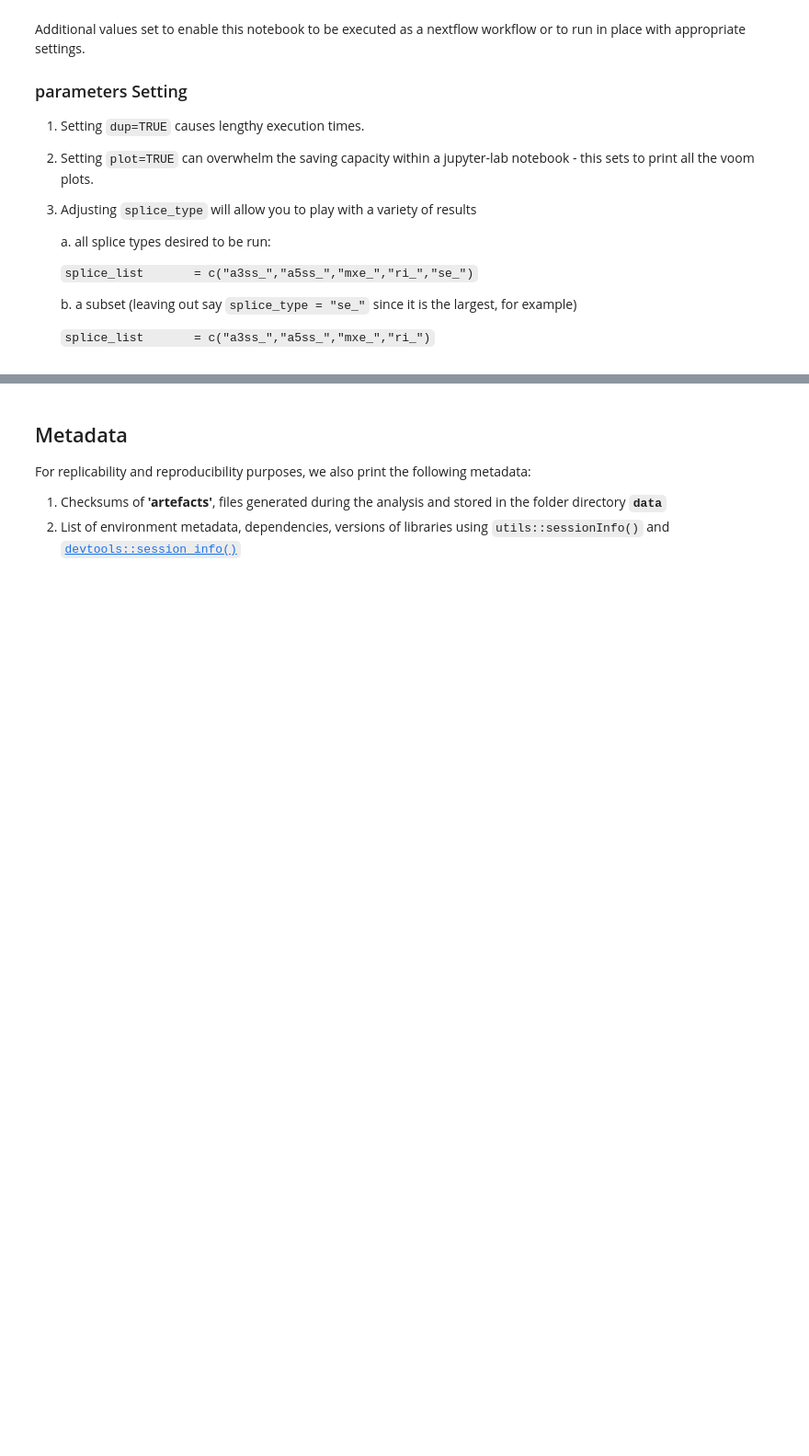
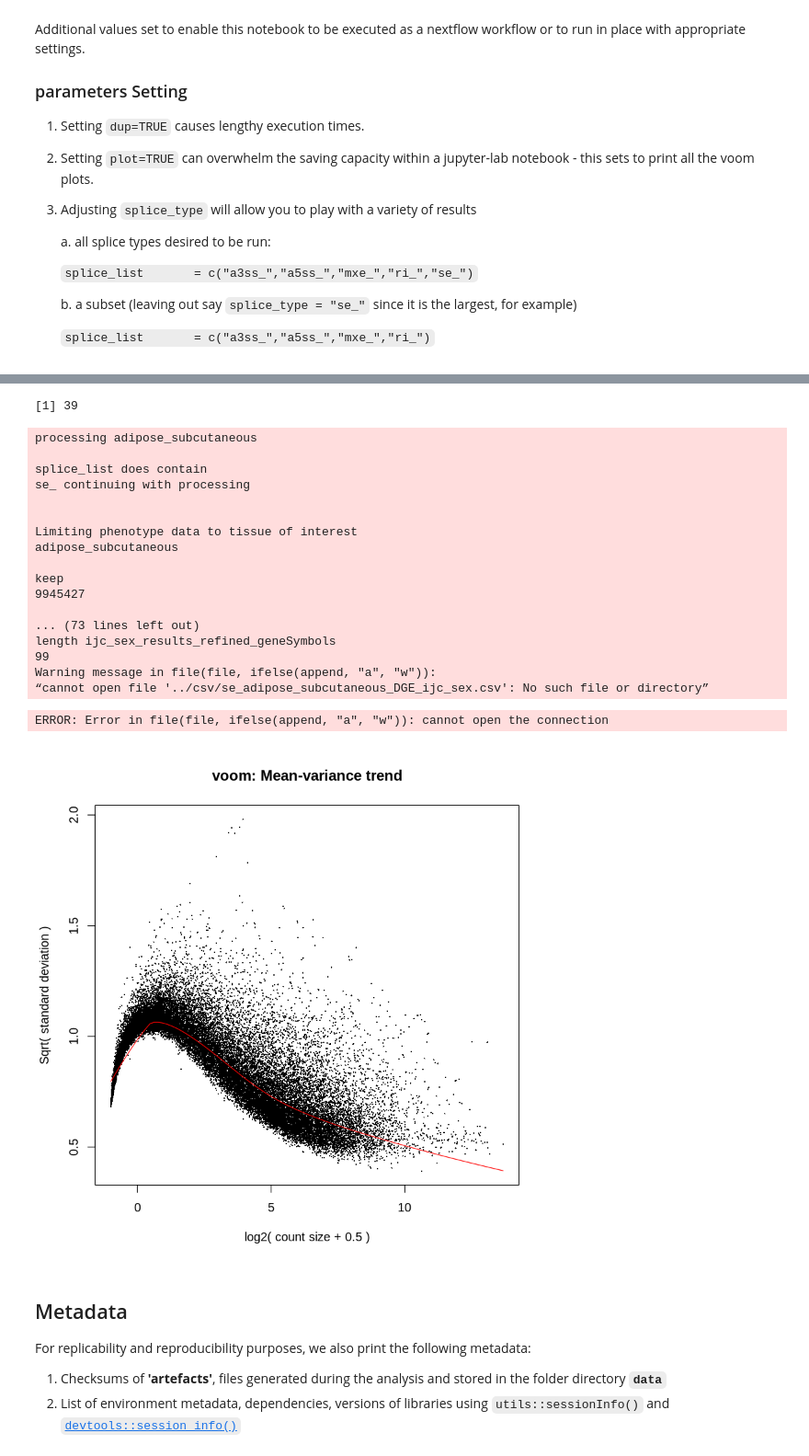
Before and after one commit to TheJacksonLaboratory/sbas, a Jupyter notebook: jupyter/AllTissueAllSplicingJunctionAnalysis.ipynb, the cells around one changed output, grey strips where cells are left out. Shown at 92% size. Drawn from its saved outputs; the diff is of its cells as text; code cells hidden in the pictures; blank space fills up the shorter version.

Commit message:
added threshold for samples

```diff
--- a/jupyter/AllTissueAllSplicingJunctionAnalysis.ipynb
+++ b/jupyter/AllTissueAllSplicingJunctionAnalysis.ipynb
@@ -1114,6 +1495,28 @@ print_exploratory_plots <- function (plot, dup, tissue_of_interest, splice_type,
     ijc.dm            <- data.matrix(ijc_tissue)
     sjc.dm            <- data.matrix(sjc_tissue)
 
+    ## remove features (junctions) that have zero sums
+    ijc.rs <- rowSums(ijc.dm)
+    keep.ijc.rs <- (ijc.rs > 10)
+    sjc.rs <- rowSums(sjc.dm)
+    keep.sjc.rs <- (sjc.rs > 10)
+    keep <- keep.ijc.rs | keep.sjc.rs
+    message("\nijc.rs > 10 \n",
+        paste(table(keep.ijc.rs), collapse = " ") )
+    message("\nsjc.rs > 10 \n",
+        paste(table(keep.sjc.rs), collapse = " ") )
+    message("\nkeep combined ijc | sjc \n",
+        paste(table(keep), collapse = " ") )
+
+    # ensure the matrices do not have too many zeros
+    ijc.dm <- ijc.dm[keep,]
+    sjc.dm <- sjc.dm[keep,]
+    message("\ndim(ijc.dm)\n",
+        paste(dim(ijc.dm), collapse = " ") )
+    message("\ndim(sjc.dm)\n",
+        paste(dim(sjc.dm), collapse = " ") )
+    message("\n")
+
     for (i in (1:length(metadata_samples))) {
         sample = metadata_tissue[i,]$SAMPID
         sample_sex = pData(tissue_count_obj)$SEX[pData(tissue_count_obj)$SAMPID == sample]
@@ -1123,7 +1526,7 @@ print_exploratory_plots <- function (plot, dup, tissue_of_interest, splice_type,
             sex = c(sex,sample_sex)
         }
     }
-    message("sex samples:\n",
+    message("\nsex samples:\n",
         paste0(table(sex), collapse="\n"))
     sex      <- ifelse(sex == 1,"male","female")
     sex      <- factor(sex,levels=c("male","female"))
@@ -1554,7 +1943,7 @@ length(levels(pdata_tissue_list))
 # %%
 # splice_list <- c("a3ss_","a5ss_","mxe_","ri_","se_")
 
-splice_list  <- c("a3ss_","a5ss_","mxe_","ri_", "se_")
+splice_list  <- c( "se_")
 
 # parameters that do not change with splice_type
 tissue_list  <- factor(snakecase::to_snake_case(as.character(tissue_reduction$SMTSD)))
@@ -1562,8 +1951,8 @@ tissue_list
 length(tissue_list)
 
 metadata     <- ocounts_metadata
-plot         <- FALSE
-dup          <- TRUE
+plot         <- TRUE
+dup          <- FALSE
 obj          <- reduced_obj2
 
 # parameters that change with each splice type (3)
@@ -1678,3 +2067,4 @@ for (tissue_index in 1:length(tissue_list)) {
                               metadata )
     }
 }
+# %% [output]
@@ -1681,3 +2088,23 @@ for (tissue_index in 1:length(tissue_list)) {
+[1] 39
+processing adipose_subcutaneous
+
+splice_list does contain
+se_ continuing with processing
+
+
+Limiting phenotype data to tissue of interest
+adipose_subcutaneous
+
+keep
+9945427
+
+... (73 lines left out)
+length ijc_sex_results_refined_geneSymbols
+99
+Warning message in file(file, ifelse(append, "a", "w")):
+“cannot open file '../csv/se_adipose_subcutaneous_DGE_ijc_sex.csv': No such file or directory”
+ERROR: Error in file(file, ifelse(append, "a", "w")): cannot open the connection
+[figure, added]
 # %% [markdown]
 ## Metadata
 
```
Also changed, not shown: parts of 19 cells of this notebook.
